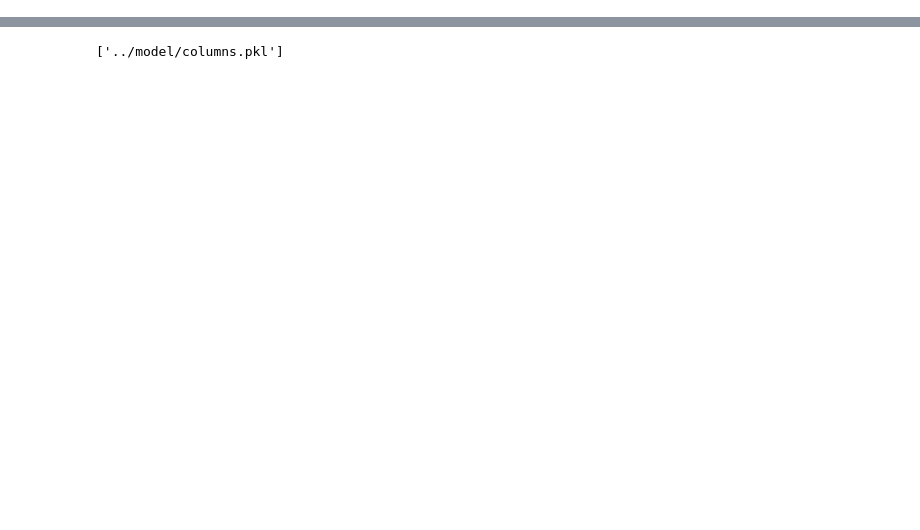
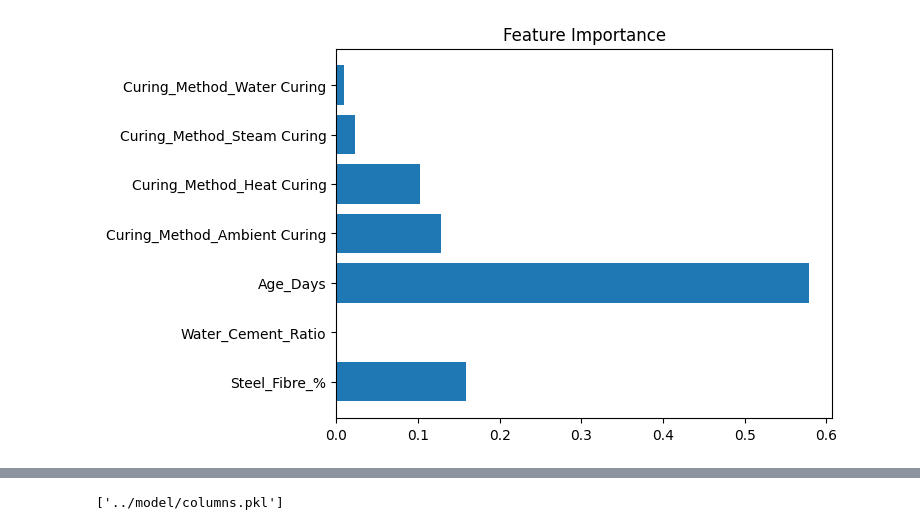
Before and after one commit to baranwalakarsh/failure-load-predictor, a Jupyter notebook: notebook/training.ipynb, the cells around one changed output, grey strips where cells are left out. Cells and saved outputs as stored; diff of their text form; code cells hidden in the pictures; blank space fills up the shorter version.

```diff
--- a/notebook/training.ipynb
+++ b/notebook/training.ipynb
@@ -92,3 +141,11 @@ plt.show()
+# %%
+# Feature Importance
+importances = model.feature_importances_
+plt.barh(X.columns, importances)
+plt.title("Feature Importance")
+plt.show()
+# %% [output]
+[figure, added]
 # %%
 # Manual Check
 print("Test 1:", model.predict(X_test.iloc[[0]]))
```
Also changed, not shown: parts of 28 cells of this notebook, 6 other files.
